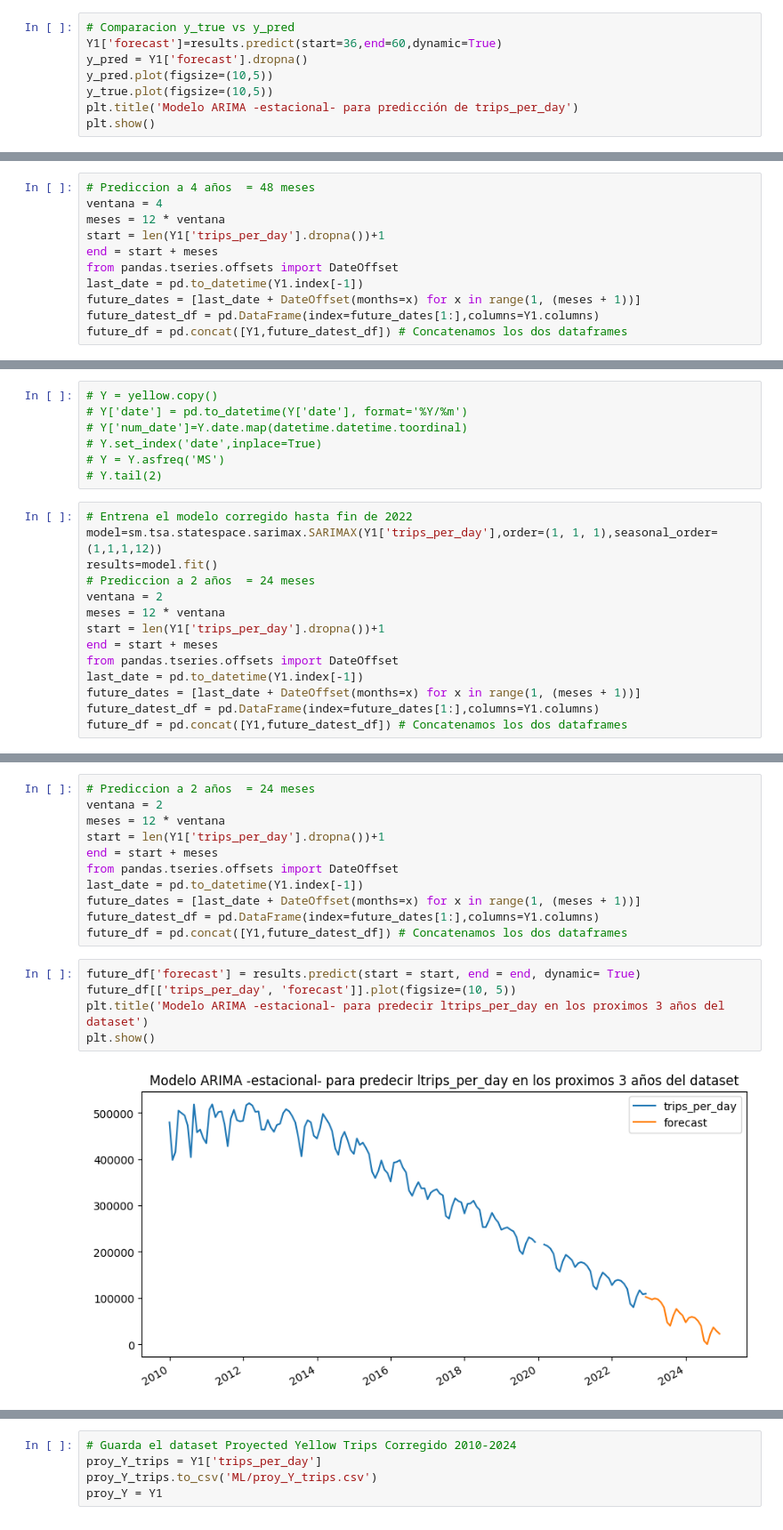
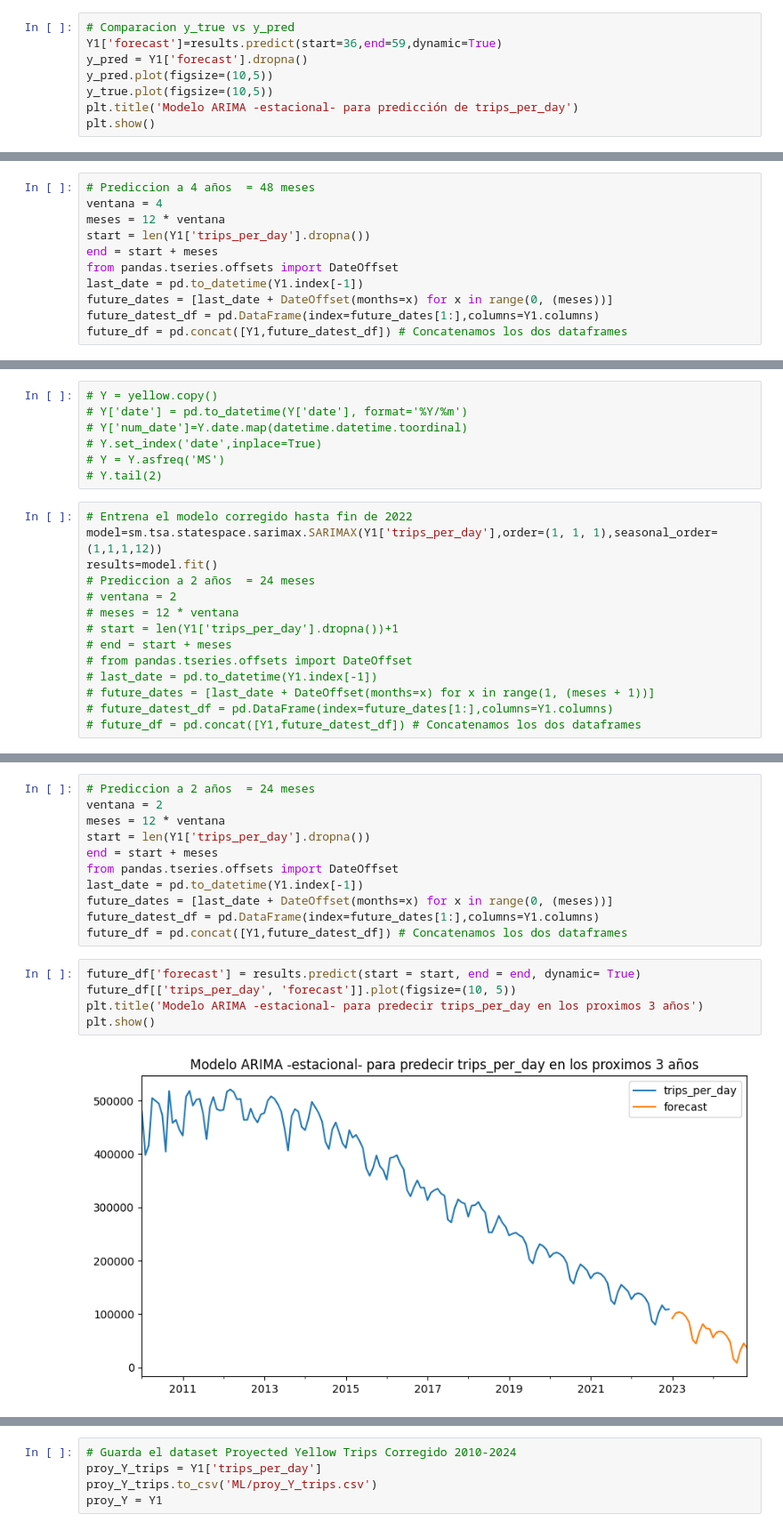
Before and after one commit to francomyburg/Proyecto_grupal_DS, a Jupyter notebook: luciano/ML.ipynb, the cells around one changed output, grey strips where cells are left out. Shown at 89% size. Saved outputs shown, nothing was run; the diff lists cells and outputs as text.

```diff
--- a/luciano/ML.ipynb
+++ b/luciano/ML.ipynb
@@ -160,7 +160,7 @@ CONVERGENCE: REL_REDUCTION_OF_F_<=_FACTR*EPSMCH
    may possibly be caused by a bad search direction.
 # %%
 # Comparacion y_true vs y_pred
-Y1['forecast']=results.predict(start=36,end=60,dynamic=True)
+Y1['forecast']=results.predict(start=36,end=59,dynamic=True)
 y_pred = Y1['forecast'].dropna()
 y_pred.plot(figsize=(10,5))
 y_true.plot(figsize=(10,5))
@@ -214,11 +226,11 @@ CONVERGENCE: REL_REDUCTION_OF_F_<=_FACTR*EPSMCH
 # Prediccion a 4 años  = 48 meses
 ventana = 4
 meses = 12 * ventana
-start = len(Y1['trips_per_day'].dropna())+1
+start = len(Y1['trips_per_day'].dropna())
 end = start + meses
 from pandas.tseries.offsets import DateOffset
 last_date = pd.to_datetime(Y1.index[-1])
-future_dates = [last_date + DateOffset(months=x) for x in range(1, (meses + 1))]
+future_dates = [last_date + DateOffset(months=x) for x in range(0, (meses))]
 future_datest_df = pd.DataFrame(index=future_dates[1:],columns=Y1.columns)
 future_df = pd.concat([Y1,future_datest_df]) # Concatenamos los dos dataframes
 # %%
@@ -315,15 +331,15 @@ Y1
 model=sm.tsa.statespace.sarimax.SARIMAX(Y1['trips_per_day'],order=(1, 1, 1),seasonal_order=(1,1,1,12))
 results=model.fit()
 # Prediccion a 2 años  = 24 meses
-ventana = 2
-meses = 12 * ventana
-start = len(Y1['trips_per_day'].dropna())+1
-end = start + meses
-from pandas.tseries.offsets import DateOffset
-last_date = pd.to_datetime(Y1.index[-1])
-future_dates = [last_date + DateOffset(months=x) for x in range(1, (meses + 1))]
-future_datest_df = pd.DataFrame(index=future_dates[1:],columns=Y1.columns)
-future_df = pd.concat([Y1,future_datest_df]) # Concatenamos los dos dataframes
+# ventana = 2
+# meses = 12 * ventana
+# start = len(Y1['trips_per_day'].dropna())+1
+# end = start + meses
+# from pandas.tseries.offsets import DateOffset
+# last_date = pd.to_datetime(Y1.index[-1])
+# future_dates = [last_date + DateOffset(months=x) for x in range(1, (meses + 1))]
+# future_datest_df = pd.DataFrame(index=future_dates[1:],columns=Y1.columns)
+# future_df = pd.concat([Y1,future_datest_df]) # Concatenamos los dos dataframes
 # %% [output]
 RUNNING THE L-BFGS-B CODE
 
@@ -359,17 +373,17 @@ CONVERGENCE: REL_REDUCTION_OF_F_<=_FACTR*EPSMCH
 # Prediccion a 2 años  = 24 meses
 ventana = 2
 meses = 12 * ventana
-start = len(Y1['trips_per_day'].dropna())+1
+start = len(Y1['trips_per_day'].dropna())
 end = start + meses
 from pandas.tseries.offsets import DateOffset
 last_date = pd.to_datetime(Y1.index[-1])
-future_dates = [last_date + DateOffset(months=x) for x in range(1, (meses + 1))]
+future_dates = [last_date + DateOffset(months=x) for x in range(0, (meses))]
 future_datest_df = pd.DataFrame(index=future_dates[1:],columns=Y1.columns)
 future_df = pd.concat([Y1,future_datest_df]) # Concatenamos los dos dataframes
 # %%
 future_df['forecast'] = results.predict(start = start, end = end, dynamic= True)
 future_df[['trips_per_day', 'forecast']].plot(figsize=(10, 5))
-plt.title('Modelo ARIMA -estacional- para predecir ltrips_per_day en los proximos 3 años del dataset')
+plt.title('Modelo ARIMA -estacional- para predecir trips_per_day en los proximos 3 años')
 plt.show()
 # %% [output]
-[figure, old version]
+[figure, new version]
```
Also changed, not shown: parts of 55 cells of this notebook, 1 other file.
